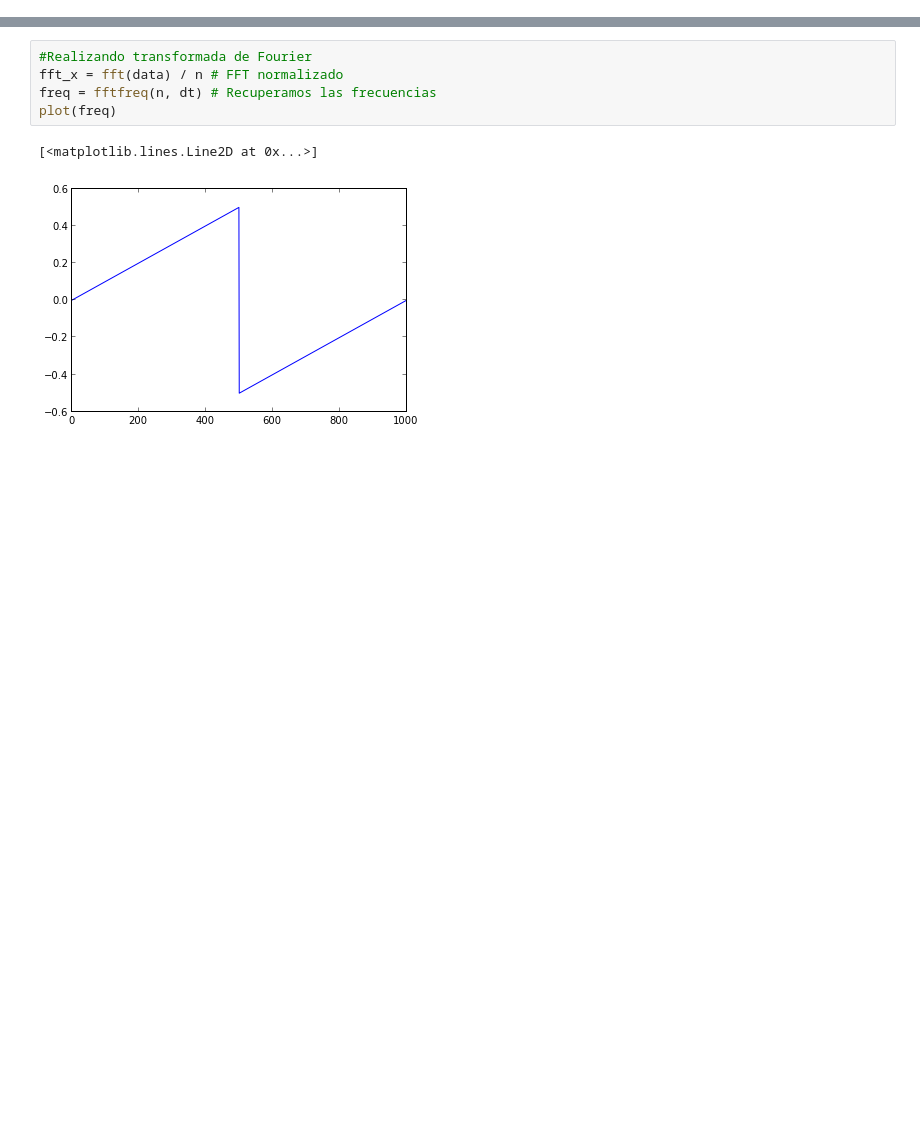
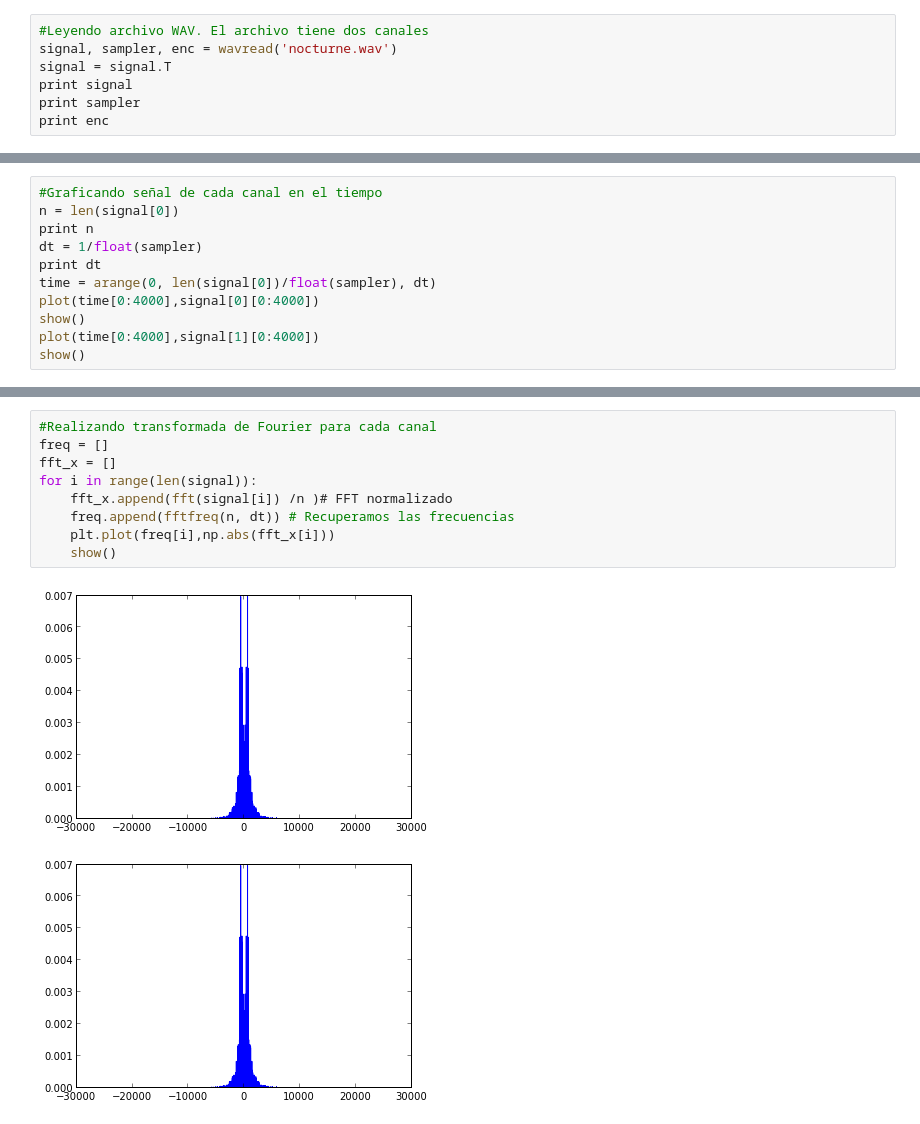
Before and after one commit to juangl77/tarea5, a Jupyter notebook: filtro_pasabandas.ipynb, the cells around one changed output, grey strips where cells are left out. Saved outputs shown, nothing was run; the diff lists cells and outputs as text; blank space fills up the shorter version.

```diff
--- a/filtro_pasabandas.ipynb
+++ b/filtro_pasabandas.ipynb
@@ -20,0 +10,7 @@ print data
+# %%
+#Leyendo archivo WAV. El archivo tiene dos canales
+signal, sampler, enc = wavread('nocturne.wav')
+signal = signal.T
+print signal
+print sampler
+print enc
@@ -20,0 +24,11 @@ print data
+# %%
+#Graficando señal de cada canal en el tiempo
+n = len(signal[0])
+print n
+dt = 1/float(sampler)
+print dt
+time = arange(0, len(signal[0])/float(sampler), dt)
+plot(time[0:4000],signal[0][0:4000])
+show()
+plot(time[0:4000],signal[1][0:4000])
+show()
@@ -21,10 +40,14 @@ print data
 # %%
-#Realizando transformada de Fourier
-fft_x = fft(data) / n # FFT normalizado
-freq = fftfreq(n, dt) # Recuperamos las frecuencias
-plot(freq)
+#Realizando transformada de Fourier para cada canal
+freq = []
+fft_x = []
+for i in range(len(signal)):
+    fft_x.append(fft(signal[i]) /n )# FFT normalizado
+    freq.append(fftfreq(n, dt)) # Recuperamos las frecuencias
+    plt.plot(freq[i],np.abs(fft_x[i]))
+    show()
 # %% [output]
-[<matplotlib.lines.Line2D at 0x...>]
-[figure, old version]
+[figure, new version]
+[figure, added]
 # %%
 #Filtrando señal
```
Also changed, not shown: parts of 8 cells of this notebook.
